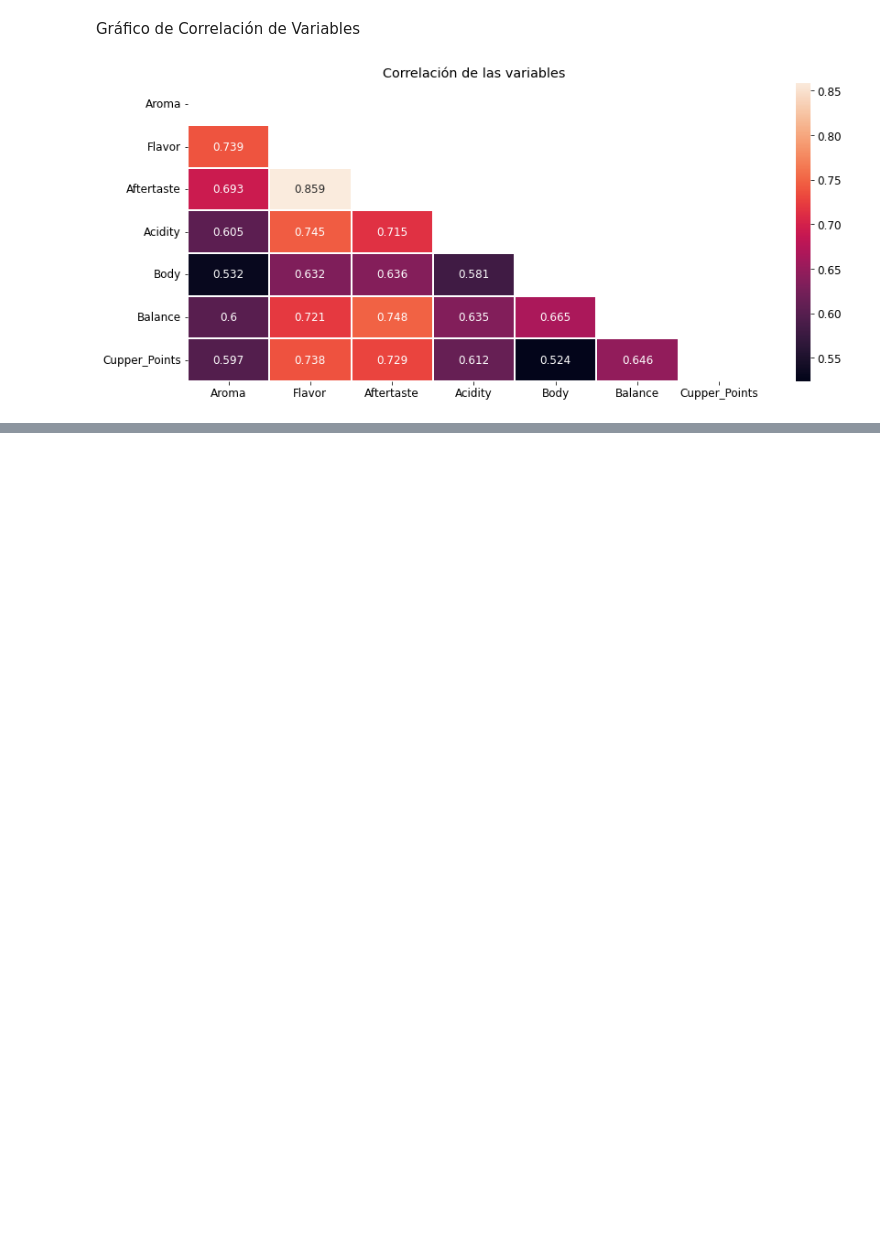
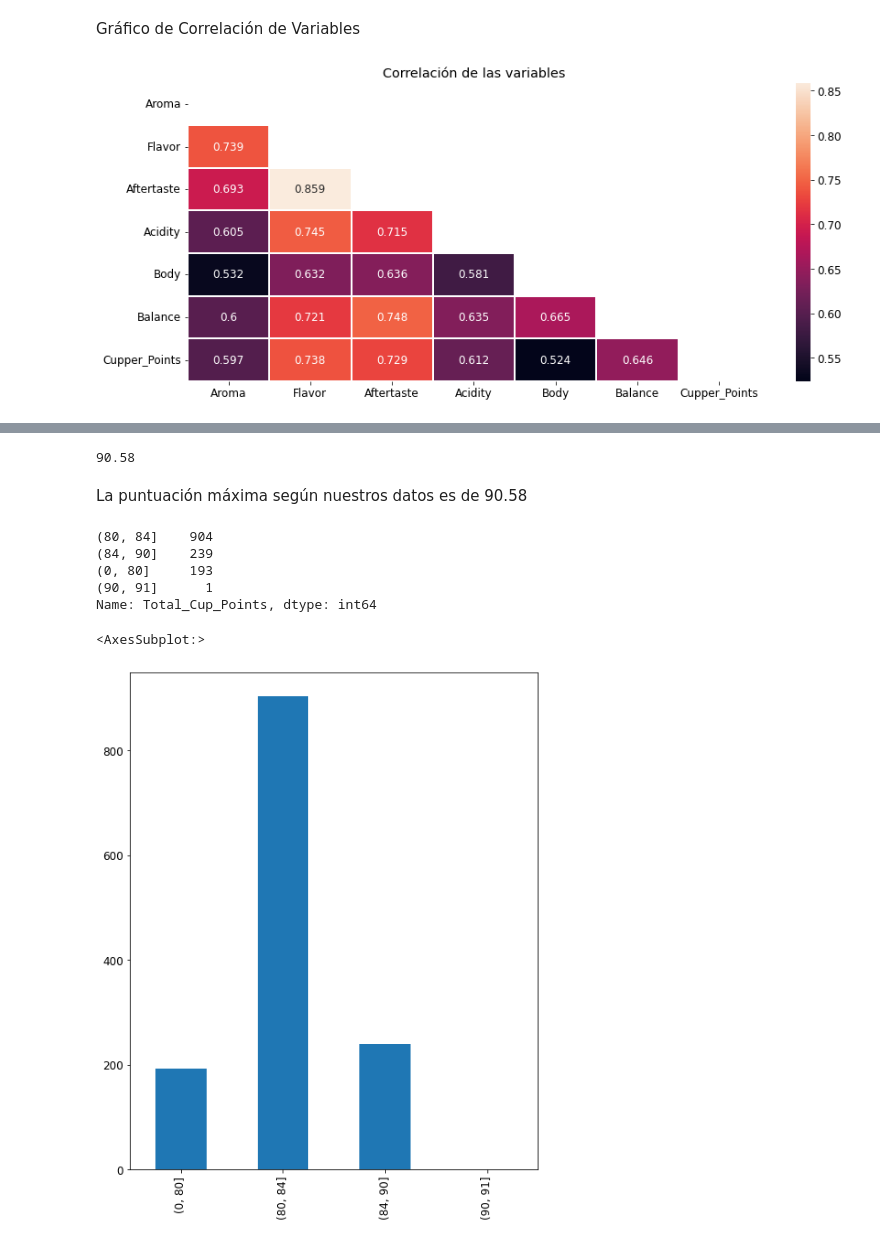
Before and after one commit to romeroelena16/PythonAnalytics, a Jupyter notebook: src/eda.ipynb, the cells around one changed output, grey strips where cells are left out. Drawn from its saved outputs; the diff is of its cells as text; code cells hidden in the pictures; blank space fills up the shorter version.

```diff
--- a/src/eda.ipynb
+++ b/src/eda.ipynb
@@ -753,0 +739,23 @@ El Flavor, Aftertaste, acidity, body, Balance, Cupper_Points, afectann positivam
+# %%
+df_main["Total_Cup_Points"].max()
+# %% [output]
+90.58
+# %% [markdown]
+La puntuación máxima según nuestros datos es de 90.58
+# %%
+rangos_calidad = [0,80,84,90,91]
+calidad_bins = pd.cut(df_main['Total_Cup_Points'],bins=rangos_calidad)
+calidad_bins_count = calidad_bins.value_counts()
+calidad_bins_count
+# %% [output]
+(80, 84]    904
+(84, 90]    239
+(0, 80]     193
+(90, 91]      1
+Name: Total_Cup_Points, dtype: int64
+# %%
+plt.figure(figsize = (8,10))
+calidad_bins_count.sort_index().plot(kind='bar')
+# %% [output]
+<AxesSubplot:>
+[figure, added]
```
Also changed, not shown: parts of 26 cells of this notebook, 2 other files.
